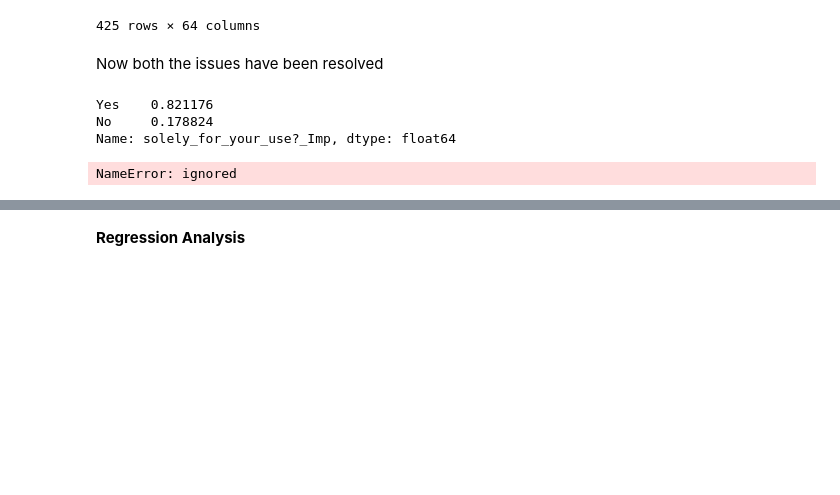
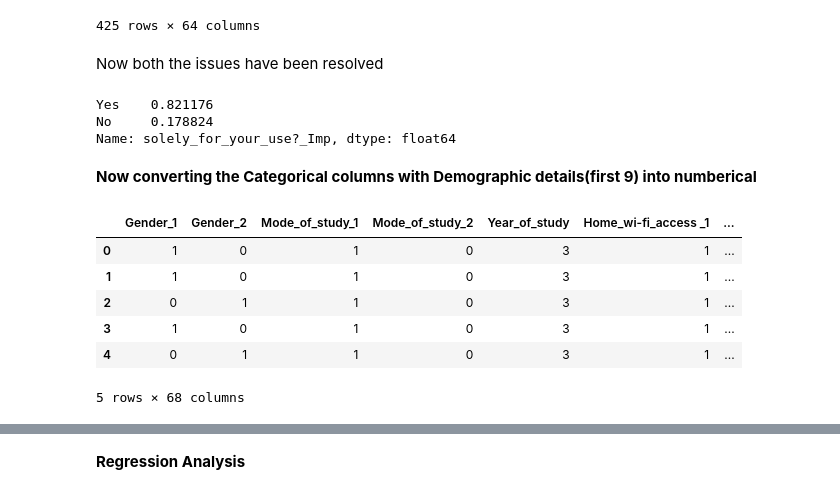
Before and after one commit to IbrahimKhan77/my_data, a Jupyter notebook: Main_v2.ipynb, the cells around one changed output, grey strips where cells are left out. Saved outputs shown, nothing was run; the diff lists cells and outputs as text; code cells hidden in the pictures; blank space fills up the shorter version.

```diff
--- a/Main_v2.ipynb
+++ b/Main_v2.ipynb
@@ -202,11 +225,18 @@ df['solely_for_your_use?_Imp'].value_counts(normalize=True)
 Yes    0.821176
 No     0.178824
 Name: solely_for_your_use?_Imp, dtype: float64
-# %%
-X, y = make_classification(n_samples=1000, n_features=10, n_informative=5, n_redundant=5, n_classes=6, random_state=1)
-from sklearn.model_selection import cross_val_score
-
-model = LogisticRegression(multi_class='multinomial', solver='lbfgs')
-n_scores = cross_val_score(model, X, y, scoring='accuracy', n_jobs=-1)
-# %% [output]
-NameError: ignored
+# %% [markdown]
+**Now converting the Categorical columns with Demographic details(first 9) into numberical**
+# %%
+ce_OHE = ce.OneHotEncoder(cols=["Gender","Mode_of_study","Home_wi-fi_access ","home_desktop/laptop_access"])
+
+data1 = ce_OHE.fit_transform(df)
+data1.head()
+# %% [output]
+|  | Gender_1 | Gender_2 | Mode_of_study_1 | Mode_of_study_2 | Year_of_study | Home_wi-fi_access _1 | ... |
+| 0 | 1 | 0 | 1 | 0 | 3 | 1 | ... |
+| 1 | 1 | 0 | 1 | 0 | 3 | 1 | ... |
+| 2 | 0 | 1 | 1 | 0 | 3 | 1 | ... |
+| 3 | 1 | 0 | 1 | 0 | 3 | 1 | ... |
+| 4 | 0 | 1 | 1 | 0 | 3 | 1 | ... |
+5 rows × 68 columns
```
Also changed, not shown: parts of 4 cells of this notebook.
